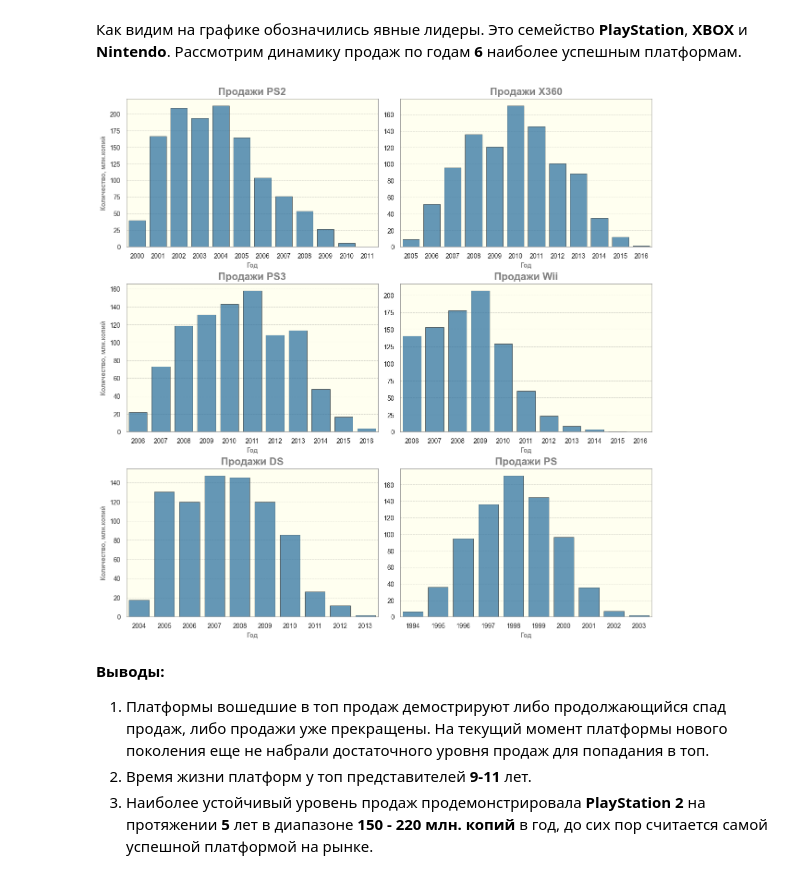
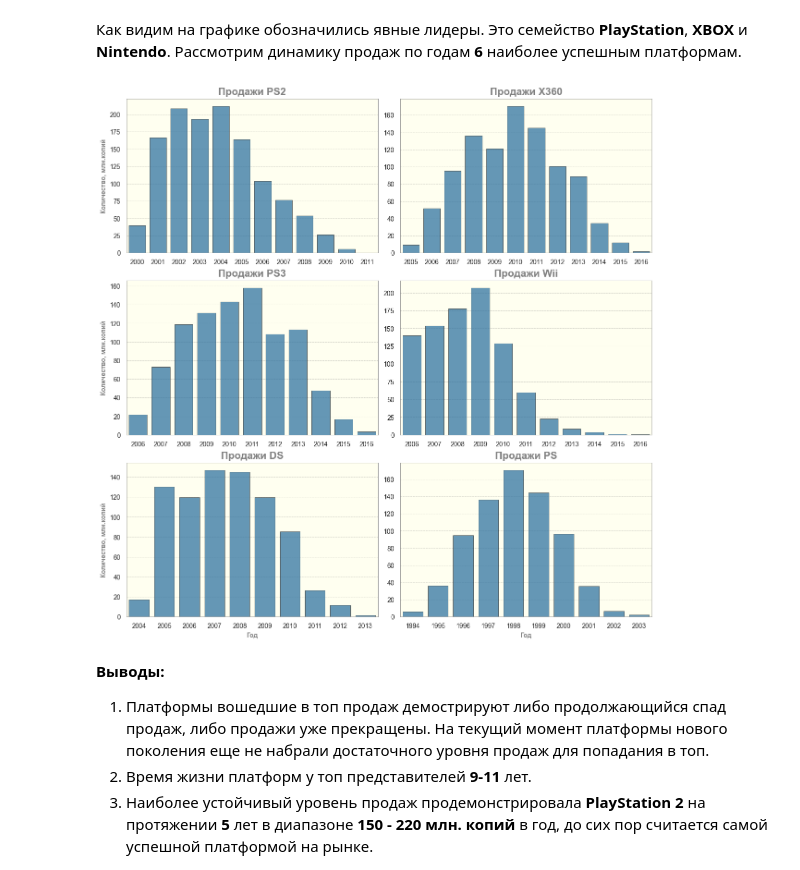
Before and after one commit to SuvorinSergey/ya_practicum_data_science, a Jupyter notebook: games/games.ipynb, the cells around one changed output. Cells and saved outputs as stored; diff of their text form; code cells hidden in the pictures.

```diff
--- a/games/games.ipynb
+++ b/games/games.ipynb
@@ -59,9 +55,9 @@ from scipy import stats as st
 # %%
 # Загужаем датасет
 try:
-    data = pd.read_csv(r'D:\Local Python Project\Ya_praktikum\datasets\games.csv')
+    data = pd.read_csv('***')
 except FileNotFoundError:
-    data = pd.read_csv('https://code.s3.yandex.net/datasets/games.csv')
+    data = pd.read_csv('***')
 # %%
 # Задаем размер объектов графиков
 width = 12
@@ -842,40 +826,43 @@ tile_coordinates = [[h, v] for h in range(h_size) for v in range(v_size)]
 graph_set['figure.figsize'] = (width, height * h_size)
 sns.set(rc=graph_set)
 
-# Задаем параметры объекта для построения графиков
 fig, axs = plt.subplots(h_size, v_size, constrained_layout=True)
 
 for i, platform in enumerate(top_platform):
 
     #  Создаем датафрейм для отрисовки
     graph_data = data[data['platform'] == platform].\
         groupby('year_of_release')['total_sales'].agg('sum').reset_index()
 
-    # Определяем координаты плиток для каждого металла
+    # Определяем координаты плиток
     pos_x = tile_coordinates[i][0]
     pos_y = tile_coordinates[i][1]
 
     # Рисуем график
     ax = sns.barplot(graph_data,
                      x='year_of_release',
                      y='total_sales',
                      ax=axs[pos_x][pos_y],
                      color=bar_color,
                      alpha=.75,
                      linewidth=.5,
                      edgecolor='black')
 
     # Настраиваем параметры
     ax.set_title(f'Продажи {platform}', fontdict=fd_16)
     ax.tick_params(axis='both', labelsize=10)
-    # ax.tick_params(axis='x', rotation=30)
+
     if i % 2 == 0:
         ax.set_ylabel('Количество, млн.копий', fontdict=fd_10)
     else:
         ax.set_ylabel('')
-    ax.set_xlabel('Год', fontdict=fd_10) ;
+
+    if i > 3:
+        ax.set_xlabel('Год', fontdict=fd_10) ;
+    else:
+        ax.set_xlabel('') ;
 # %% [output]
-[figure, old version]
+[figure, new version]
 # %% [markdown]
 **Выводы:**
 
```
Also changed, not shown: parts of 79 cells of this notebook.
